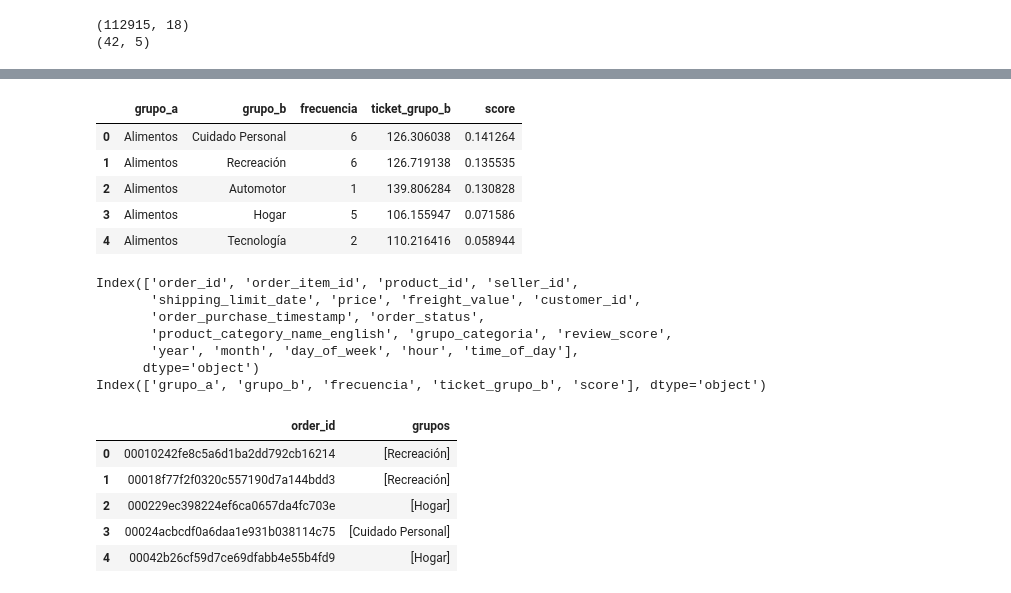
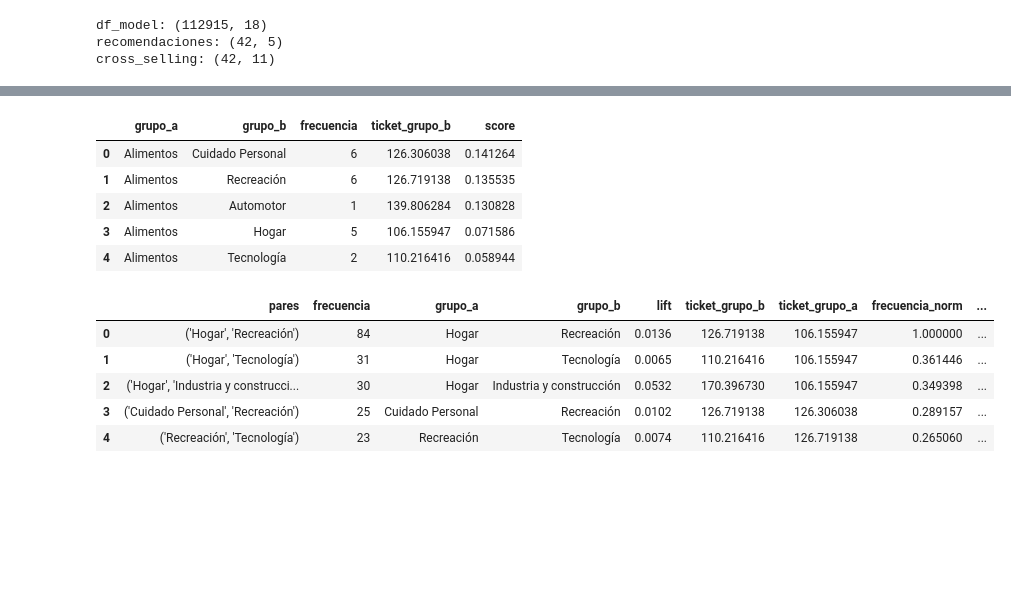
Before and after one commit to Gabriel-Cardozo19/Pet_recomendador, a Jupyter notebook: notebooks/04_evaluacion_modelo.ipynb, the cells around one changed output, grey strips where cells are left out. Drawn from its saved outputs; the diff is of its cells as text; code cells hidden in the pictures; blank space fills up the shorter version.

Commit message:
feat: reestructuracion evaluacion del modelo

```diff
--- a/notebooks/04_evaluacion_modelo.ipynb
+++ b/notebooks/04_evaluacion_modelo.ipynb
@@ -1,57 +13,41 @@
 # %%
 #Carga de Datos
 import os
 import pandas as pd
+import numpy as np
 
 BASE_PATH = os.path.join(os.getcwd(), '..', 'data', 'processed')
 
 df_model = pd.read_csv(os.path.join(BASE_PATH, 'df_model.csv'))
 recomendaciones = pd.read_csv(os.path.join(BASE_PATH, 'recomendaciones_modelo.csv'))
+cross_selling = pd.read_csv(os.path.join(BASE_PATH, 'cross_selling_features.csv'))
 
-print(df_model.shape)
-print(recomendaciones.shape)
+print("df_model:", df_model.shape)
+print("recomendaciones:", recomendaciones.shape)
+print("cross_selling:", cross_selling.shape)
 
 display(df_model.head())
 display(recomendaciones.head())
+display(cross_selling.head())
 # %% [output]
-(112915, 18)
-(42, 5)
+df_model: (112915, 18)
+recomendaciones: (42, 5)
+cross_selling: (42, 11)
 |  | order_id | order_item_id | product_id | seller_id | shipping_limit_date | price | freight_value | ... |
 | 0 | 00010242fe8c5a6d1ba2dd792cb16214 | 1 | 4244733e06e7ecb4970a6e2683c13e61 | 48436dade18ac8b2bce089ec2a041202 | 2017-09-19 09:45:35 | 58.90 | 13.29 | ... |
 | 1 | 00018f77f2f0320c557190d7a144bdd3 | 1 | e5f2d52b802189ee658865ca93d83a8f | dd7ddc04e1b6c2c614352b383efe2d36 | 2017-05-03 11:05:13 | 239.90 | 19.93 | ... |
 | 2 | 000229ec398224ef6ca0657da4fc703e | 1 | c777355d18b72b67abbeef9df44fd0fd | 5b51032eddd242adc84c38acab88f23d | 2018-01-18 14:48:30 | 199.00 | 17.87 | ... |
 | 3 | 00024acbcdf0a6daa1e931b038114c75 | 1 | 7634da152a4610f1595efa32f14722fc | 9d7a1d34a5052409006425275ba1c2b4 | 2018-08-15 10:10:18 | 12.99 | 12.79 | ... |
 | 4 | 00042b26cf59d7ce69dfabb4e55b4fd9 | 1 | ac6c3623068f30de03045865e4e10089 | df560393f3a51e74553ab94004ba5c87 | 2017-02-13 13:57:51 | 199.90 | 18.14 | ... |
 |  | grupo_a | grupo_b | frecuencia | ticket_grupo_b | score |
 | 0 | Alimentos | Cuidado Personal | 6 | 126.306038 | 0.141264 |
 | 1 | Alimentos | Recreación | 6 | 126.719138 | 0.135535 |
 | 2 | Alimentos | Automotor | 1 | 139.806284 | 0.130828 |
 | 3 | Alimentos | Hogar | 5 | 106.155947 | 0.071586 |
 | 4 | Alimentos | Tecnología | 2 | 110.216416 | 0.058944 |
+|  | pares | frecuencia | grupo_a | grupo_b | lift | ticket_grupo_b | ticket_grupo_a | frecuencia_norm | ... |
+| 0 | ('Hogar', 'Recreación') | 84 | Hogar | Recreación | 0.0136 | 126.719138 | 106.155947 | 1.000000 | ... |
+| 1 | ('Hogar', 'Tecnología') | 31 | Hogar | Tecnología | 0.0065 | 110.216416 | 106.155947 | 0.361446 | ... |
+| 2 | ('Hogar', 'Industria y construcci... | 30 | Hogar | Industria y construcción | 0.0532 | 170.396730 | 106.155947 | 0.349398 | ... |
+| 3 | ('Cuidado Personal', 'Recreación') | 25 | Cuidado Personal | Recreación | 0.0102 | 126.719138 | 126.306038 | 0.289157 | ... |
+| 4 | ('Recreación', 'Tecnología') | 23 | Recreación | Tecnología | 0.0074 | 110.216416 | 126.719138 | 0.265060 | ... |
-# %%
-print(df_model.columns)
-print(recomendaciones.columns)
-# %% [output]
-Index(['order_id', 'order_item_id', 'product_id', 'seller_id',
-       'shipping_limit_date', 'price', 'freight_value', 'customer_id',
-       'order_purchase_timestamp', 'order_status',
-       'product_category_name_english', 'grupo_categoria', 'review_score',
-       'year', 'month', 'day_of_week', 'hour', 'time_of_day'],
-      dtype='object')
-Index(['grupo_a', 'grupo_b', 'frecuencia', 'ticket_grupo_b', 'score'], dtype='object')
-# %%
-#que otros grupos aparecen en la misma orden
-ordenes = (
-    df_model.groupby("order_id")["grupo_categoria"]
-    .apply(lambda x: list(set(x)))
-    .reset_index(name="grupos")
-)
-
-ordenes.head()
-# %% [output]
-|  | order_id | grupos |
-| 0 | 00010242fe8c5a6d1ba2dd792cb16214 | [Recreación] |
-| 1 | 00018f77f2f0320c557190d7a144bdd3 | [Recreación] |
-| 2 | 000229ec398224ef6ca0657da4fc703e | [Hogar] |
-| 3 | 00024acbcdf0a6daa1e931b038114c75 | [Cuidado Personal] |
-| 4 | 00042b26cf59d7ce69dfabb4e55b4fd9 | [Hogar] |
```
Also changed, not shown: parts of 28 cells of this notebook.
